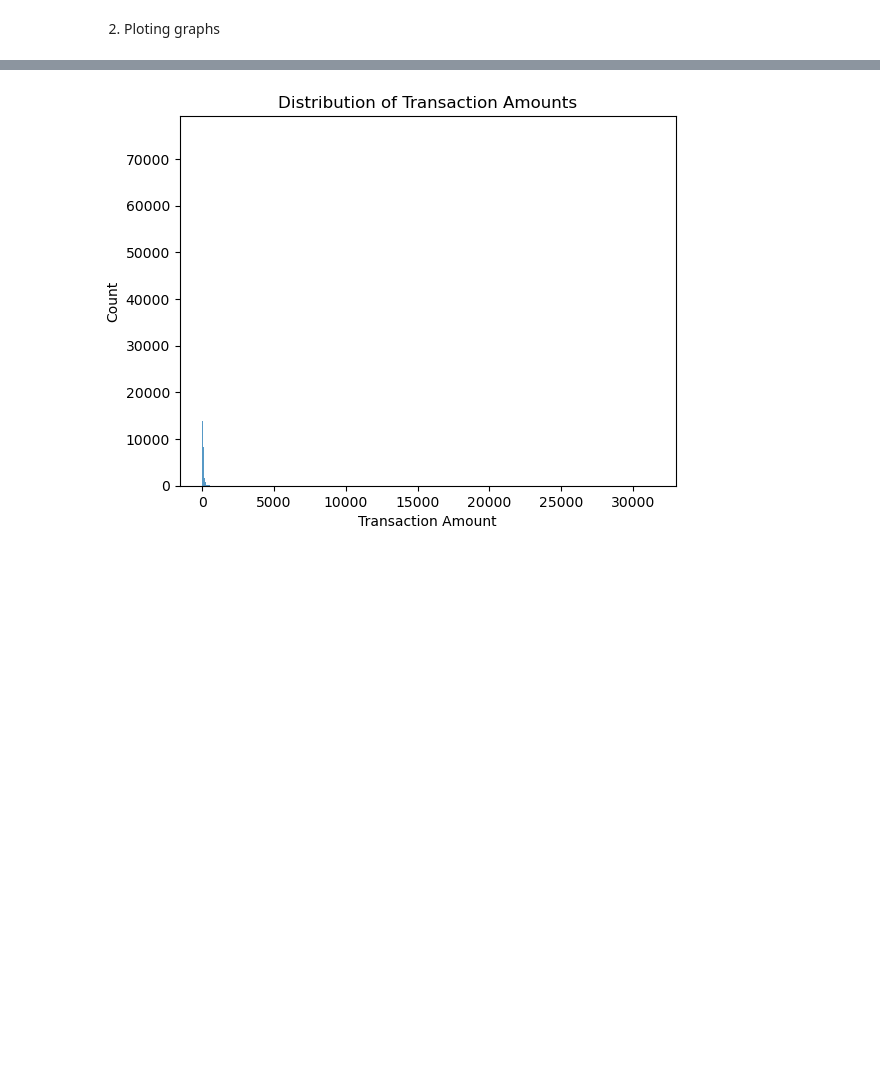
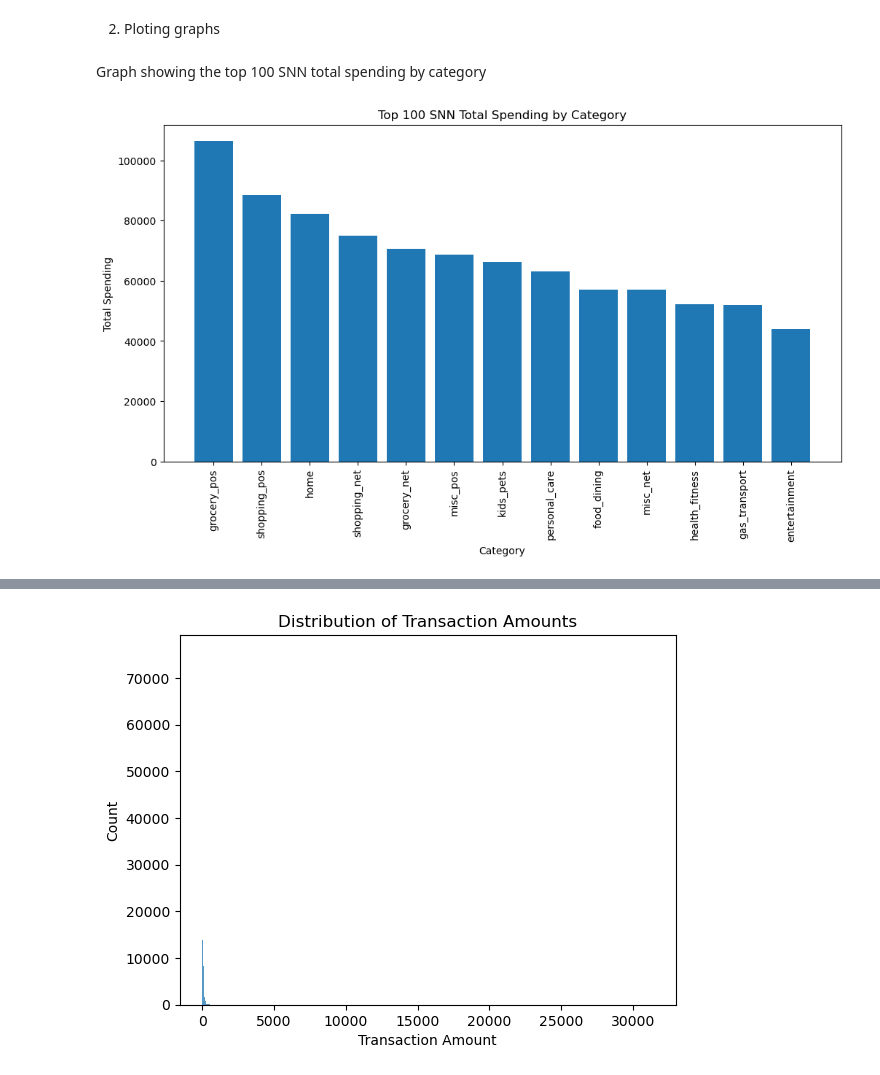
Before and after one commit to hemangsharma/36106_UTS_Assignment3, a Jupyter notebook: main.ipynb, the cells around one changed output, grey strips where cells are left out. Drawn from its saved outputs; the diff is of its cells as text; code cells hidden in the pictures; blank space fills up the shorter version.

Commit message:
Added Graphs

```diff
--- a/main.ipynb
+++ b/main.ipynb
@@ -222,3 +226,20 @@ merged_data.describe()
 | max | 4.983666e+18 | 9.993899e+11 | 1.672492e+09 | 3.141268e+04 | 1.000000e+00 | 6.577610e+01 | -6.919192e+01 | 4.983666e+18 | 9.970500e+04 | 6.478050e+01 | ... |
 # %% [markdown]
 2. Ploting graphs
+# %%
+grouped_data = merged_data.groupby(['ssn', 'category'])['amt'].sum().reset_index()
+sorted_data = grouped_data.sort_values('amt', ascending=False)
+# Select the top 1000 records
+top_1000_data = sorted_data.head(1000)
+# %% [markdown]
+Graph showing the top 100 SNN total spending by category
+# %%
+plt.figure(figsize=(12, 6))
+plt.bar(top_1000_data['category'], top_1000_data['amt'])
+plt.xlabel('Category')
+plt.ylabel('Total Spending')
+plt.title('Top 100 SNN Total Spending by Category')
+plt.xticks(rotation=90)
+plt.show()
+# %% [output]
+[figure, added]
```
Also changed, not shown: parts of 14 cells of this notebook, 2 other files.
